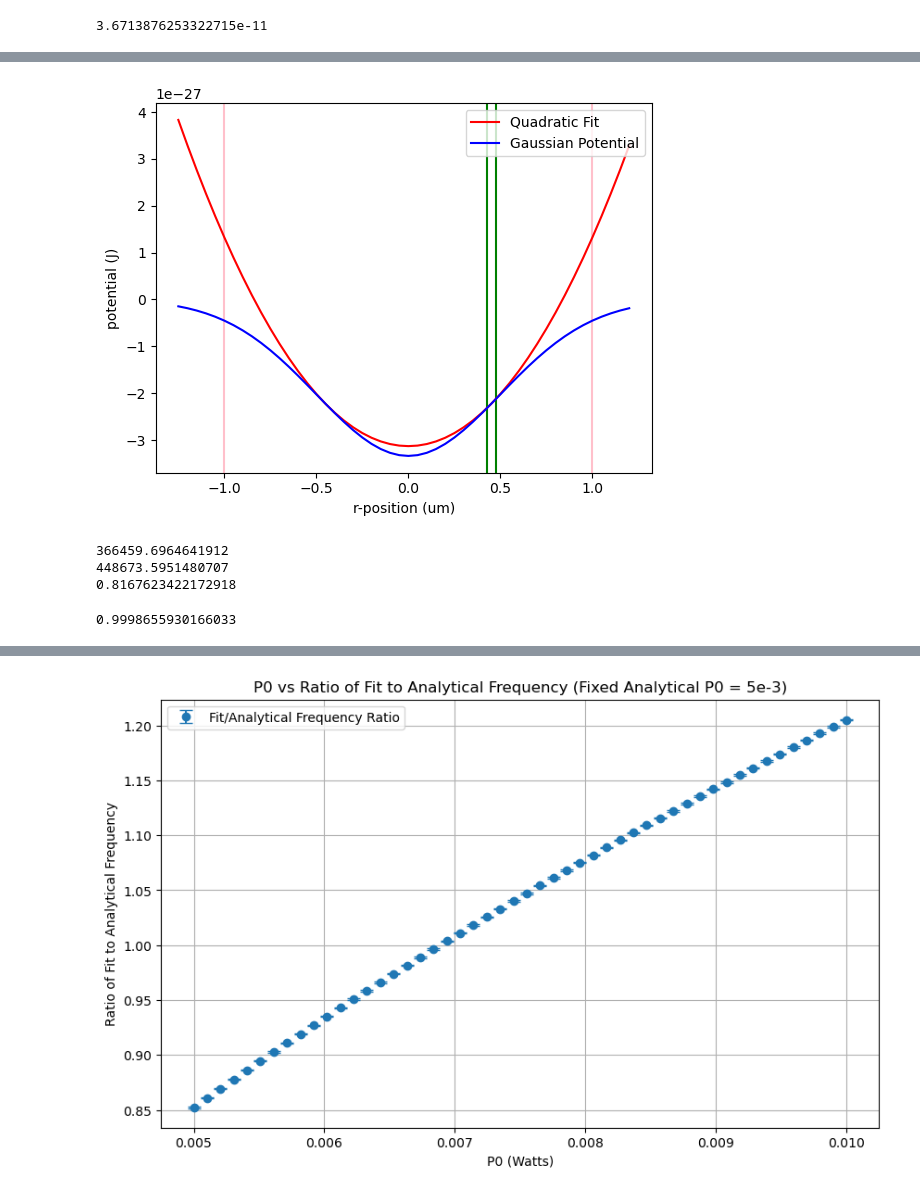
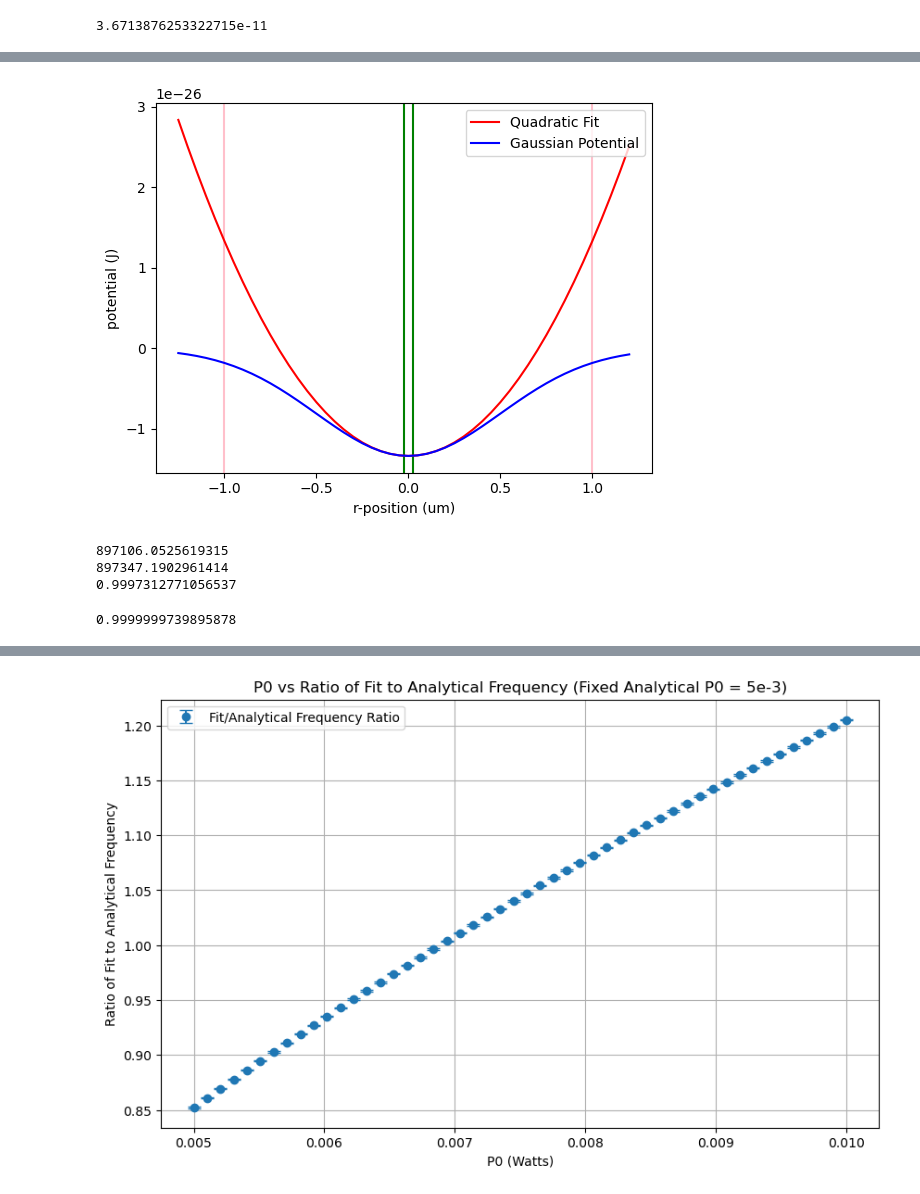
Before and after one commit to SQRLab/BladeRunner, a Jupyter notebook: Tweezers/Tweezer_Misalignment.ipynb, the cells around one changed output, grey strips where cells are left out. Cells and saved outputs as stored; diff of their text form; code cells hidden in the pictures.

```diff
--- a/Tweezers/Tweezer_Misalignment.ipynb
+++ b/Tweezers/Tweezer_Misalignment.ipynb
@@ -50,14 +51,34 @@ tweeze_on[0] - ionspacing[0][tweezed_ion]
 # %% [output]
 3.6713876253322715e-11
 # %%
-P0 = 5e-3
+P0 = 20e-3
 FWHM = (1)*1e-6
 z_pos = 0
 lambda_beam = 532e-9
 
 #making a list of r-positions to pass through the potential function.  This is in the frame of the laser beam,
 #so 0 is the center of the beam
-r_pos = np.arange((1/2)*0.85*1e-6,(1/2)*(0.95)*1e-6,0.001e-6)
+r_pos = np.arange((1/2)*-0.05*1e-6,(1/2)*(0.05)*1e-6,0.001e-6)
+print(max(r_pos)*1e6)
 
 intens = intensity(P0,FWHM,z_pos,r_pos,lambda_beam)
 a =  potential_position_dependent(omega_res,linewidths,omega_tweezer,intens)
+#fitting the potential vector to a quadratic function
+from scipy import optimize
+
+def quadratic(x,a,b):
+    return a+b*(x**2)
+xdata = r_pos
+ydata = a
+
+popt, pcov = curve_fit(quadratic, xdata, ydata)
+
+print(popt,pcov)
+
+plt.plot(xdata,ydata,'r.')
+plt.plot(xdata,quadratic(xdata, *popt) ,'b-',label=f'fit: a={popt[0]:.2e} + b={popt[1]:.2e} $x^{{2}}$')
+plt.xlabel("r-position (m)")
+plt.ylabel("potential (J)")
+plt.title("Quadratic fit to Gaussian Potential")
+plt.legend()
+plt.show()
@@ -88,36 +90,37 @@ plt.show()
 # %%
 
 FWHM = 1e-6
 r_pos = np.arange((-1.25)*1e-6,(1.25)*1e-6,0.05e-6)
 
 intens = intensity(P0,FWHM,z_pos,r_pos,lambda_beam)
 a =  potential_position_dependent(omega_res,linewidths,omega_tweezer,intens)
-plt.axvline(x=(FWHM/2)*0.85*1e6, color='g', linestyle='-')
-plt.axvline(x=(FWHM/2)*(0.95)*1e6, color='g', linestyle='-')
+plt.axvline(x=(FWHM/2)*0.05*1e6, color='g', linestyle='-')
+plt.axvline(x=(FWHM/2)*(-0.05)*1e6, color='g', linestyle='-')
 plt.axvline(x = FWHM*1e6,color = 'pink')
 plt.axvline(x = -FWHM*1e6,color = 'pink')
 plt.xlabel("r-position (um)")
 plt.ylabel("potential (J)")
 plt.plot(r_pos*1e6,quadratic(r_pos, *popt) ,'r-',label="Quadratic Fit")
 plt.plot(r_pos*1e6,a,'b-',label = "Gaussian Potential")
 plt.legend(loc = 'upper right')
 plt.savefig("Gaussian_Potential_Quad_Fit.png")
 plt.show()
 # %% [output]
-[figure, old version]
+[figure, new version]
 # %%
 #popt[1] should be 1/2*k, so omega = sqrt(k/m)
 fit = np.sqrt(2*popt[1]/m)
 print(fit)
 #I thought the fit from above should match the frequency found from below, since it's using the same beam params
-P0 = 5e-3
-test = tweezer_optical_potential_to_trap_frequency(lambda_beam,linewidths,omega_res,P0,FWHM,m)
+P0 = 20e-3
+U = potential(omega_tweezer,linewidths,omega_res,P0,FWHM)
+test = tweezer_optical_potential_to_trap_frequency(lambda_beam,linewidths,omega_res,P0,FWHM,m,U)
 print(test[0])
 print(fit/test[0])
 # %% [output]
-366459.6964641912
-448673.5951480707
-0.8167623422172918
+897106.0525619315
+897347.1902961414
+0.9997312771056537
 # %%
 #calculating the r-squared value of the fit
 alpha_x = tuple(popt)[1]
@@ -127,4 +130,4 @@ ss_tot = np.sum((ydata-np.mean(ydata))**2)
 r_squared = 1 - (ss_res / ss_tot)
 print(r_squared)
 # %% [output]
-0.9998655930166033
+0.9999999739895878
```
Also changed, not shown: parts of 10 cells of this notebook, 3 other files.
